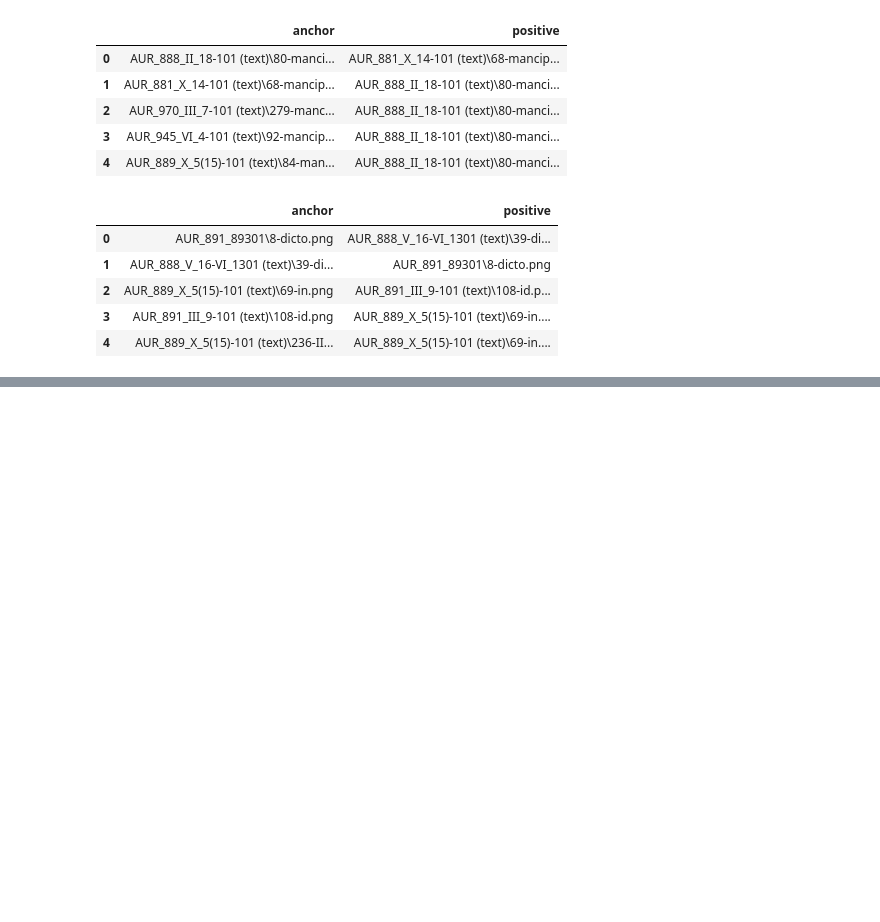
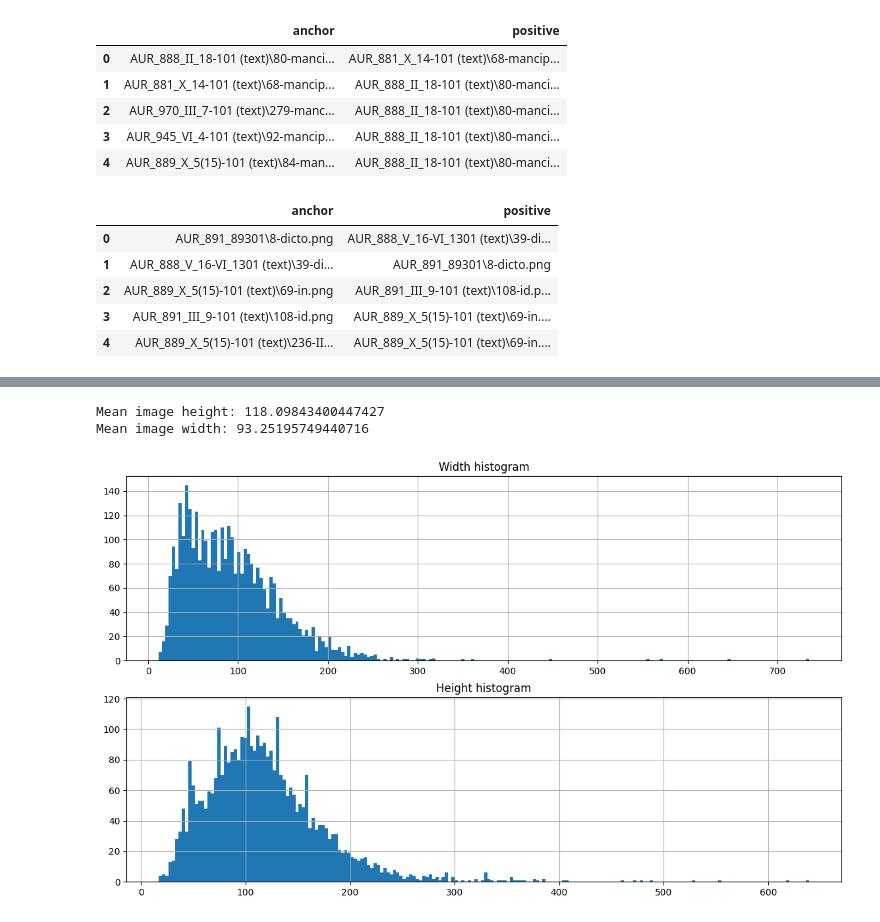
Before and after one commit to AIVMZB/Carolingus, a Jupyter notebook: data_analysis/syntax_embeddings_eda.ipynb, the cells around one changed output, grey strips where cells are left out. Cells and saved outputs as stored; diff of their text form; code cells hidden in the pictures; blank space fills up the shorter version.

```diff
--- a/data_analysis/syntax_embeddings_eda.ipynb
+++ b/data_analysis/syntax_embeddings_eda.ipynb
@@ -200,2 +245,8 @@ test_anchor_positives_df.to_csv("../datasets/word_dataset/test.csv", index=False
 # %%
 train_df = pd.read_csv("../datasets/word_dataset/train.csv")
+val_df = pd.read_csv("../datasets/word_dataset/val.csv")
+test_df = pd.read_csv("../datasets/word_dataset/test.csv")
+# %%
+images = train_df["anchor"].tolist() + val_df["anchor"].tolist() + test_df["anchor"].tolist()
+images = list(map(lambda x: os.path.join("../datasets/word_dataset", x), images))
+random.sample(images, 10)
@@ -201,0 +264,31 @@ train_df = pd.read_csv("../datasets/word_dataset/train.csv")
+# %%
+width_list = [0] * len(images)
+height_list = [0] * len(images)
+
+for i, image_path in enumerate(images):
+    img = cv2.imread(image_path)
+    width_list[i] = img.shape[1]
+    height_list[i] = img.shape[0]
+
+mean_width = sum(width_list) / len(width_list)
+mean_height = sum(height_list) / len(height_list)
+
+print(f"Mean image height: {mean_height}")
+print(f"Mean image width: {mean_width}")
+
+plt.figure(figsize=(14, 8))
+plt.subplot(211)
+plt.title("Width histogram")
+plt.hist(width_list, bins=200)
+plt.grid()
+
+plt.subplot(212)
+plt.title("Height histogram")
+plt.hist(height_list, bins=200)
+plt.grid()
+
+plt.show()
+# %% [output]
+Mean image height: 118.09843400447427
+Mean image width: 93.25195749440716
+[figure, added]
```
Also changed, not shown: parts of 9 cells of this notebook, 8 other files.
